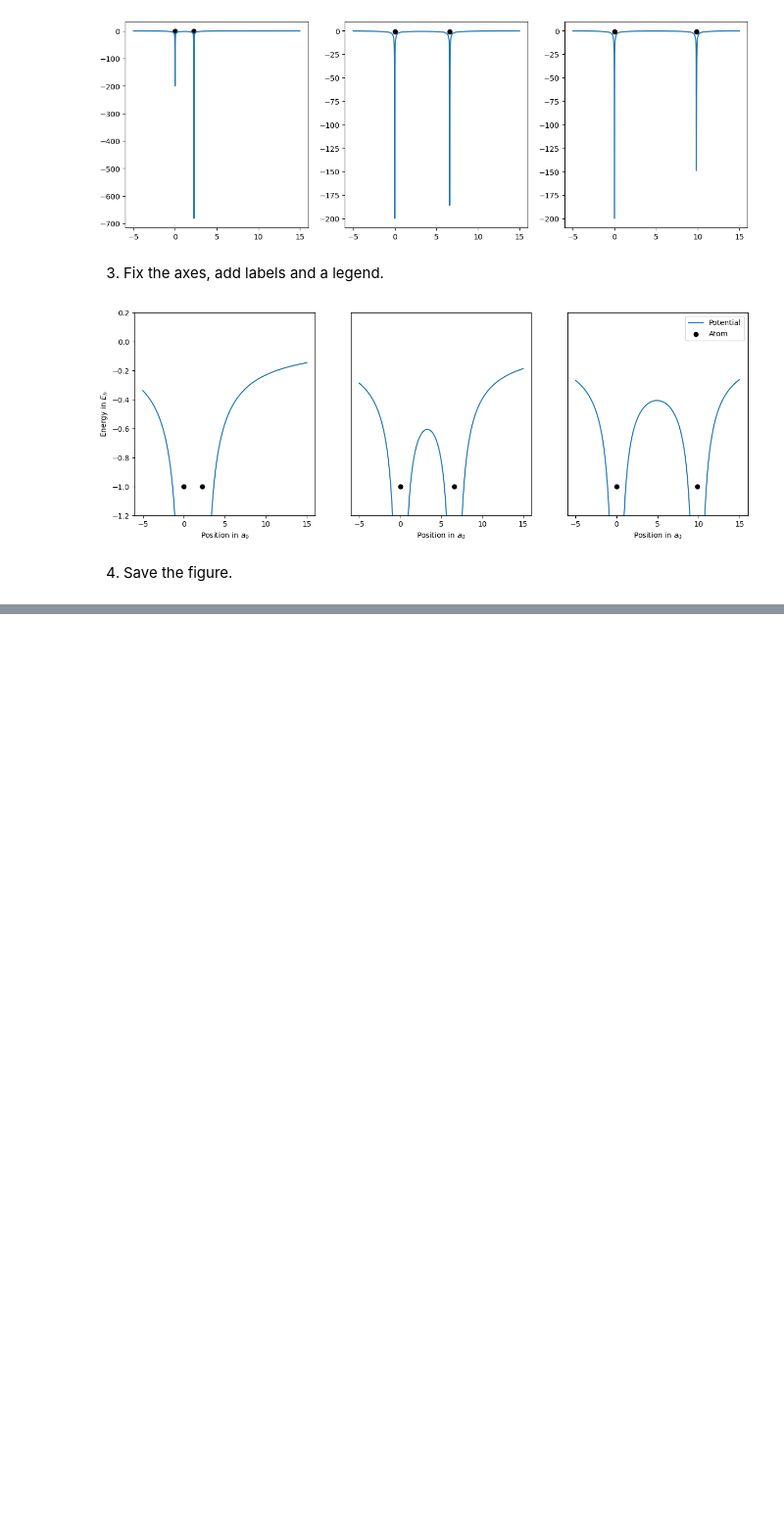
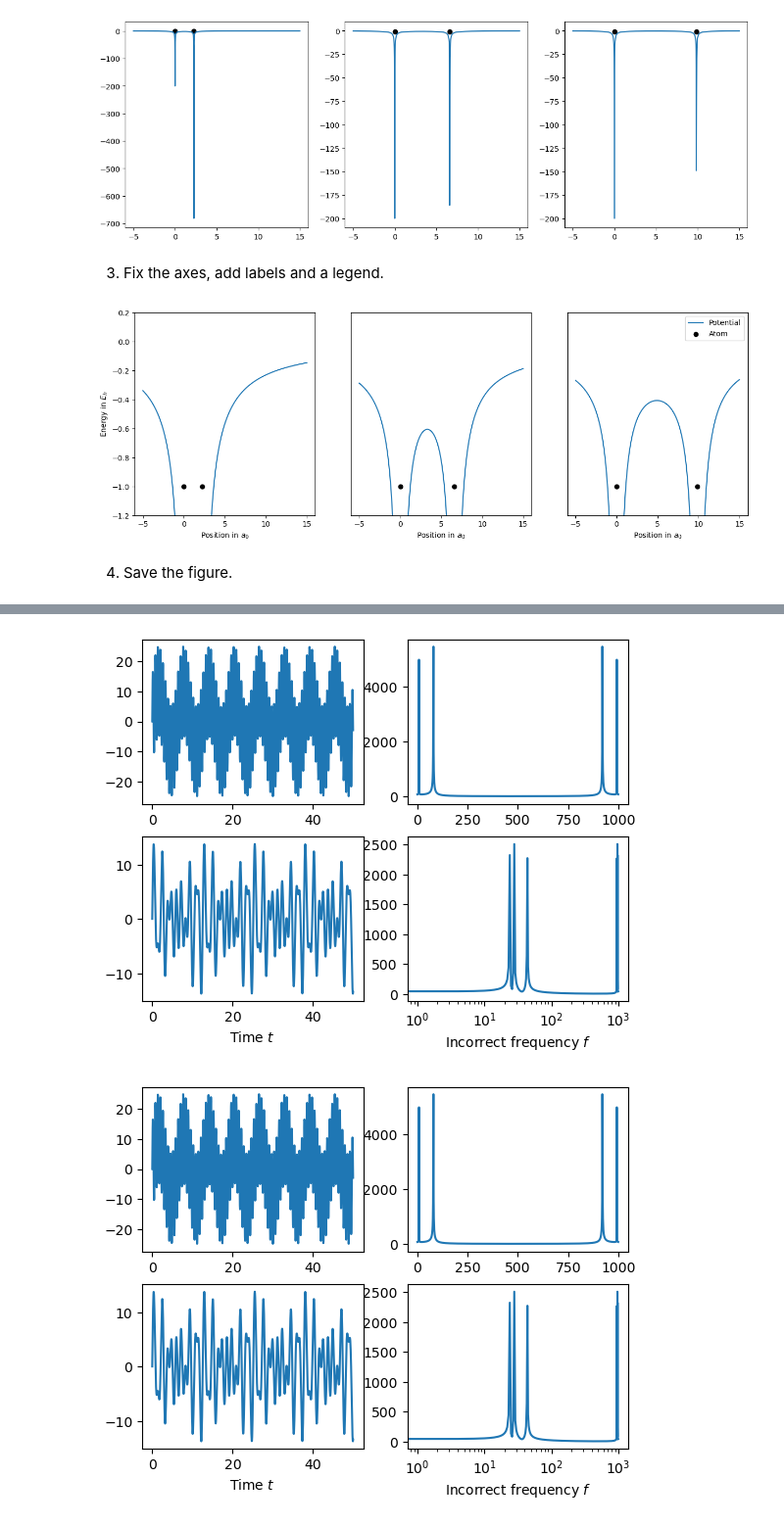
Before and after one commit to Kolaru/GoodStartAtPythonForScientists, a Jupyter notebook: examples/done/matplotlib.ipynb, the cells around one changed output, grey strips where cells are left out. Shown: that part at 98% size. Saved outputs shown, nothing was run; the diff lists cells and outputs as text; code cells hidden in the pictures; blank space fills up the shorter version.

Commit message:
Expand matplotlib example

```diff
--- a/examples/done/matplotlib.ipynb
+++ b/examples/done/matplotlib.ipynb
@@ -165,0 +84,42 @@ axes[2].legend(
+# %%
+import numpy as np
+from matplotlib import pyplot as plt
+
+def generate_signal(frequencies, amplitudes, n, dt = 0.05):
+    data = np.zeros(n)
+    tt = np.arange(0, n * dt, dt)
+
+    for (f, A) in zip(frequencies, amplitudes):
+        data += A * np.sin(f*tt)
+    return data
+
+datasetA = np.asarray([
+    generate_signal([1, 10], [10, 15], 1000),
+    generate_signal([3, 3.5, 5.5], [5, 5.1, 4.9], 1000)
+])
+
+
+fig, axes = plt.subplots(2, 2)
+tt = np.arange(0, 50, 0.05)
+
+axes[0, 0].plot(tt, datasetA[0])
+
+fft = np.fft.fft(datasetA[0])
+axes[0, 1].plot(np.abs(fft))
+
+axes[1, 0].plot(tt, datasetA[1])
+axes[1, 0].update({
+    "xlabel": "Time $t$"
+})
+
+fft = np.fft.fft(datasetA[1])
+axes[1, 1].plot(np.abs(fft))
+axes[1, 1].update({
+    "xscale": "log",
+    "xlabel": "Incorrect frequency $f$"
+})
+
+fig
+# %% [output]
+[figure, added]
+[figure, added]
```
Also changed, not shown: parts of 5 cells of this notebook, 3 other files.
